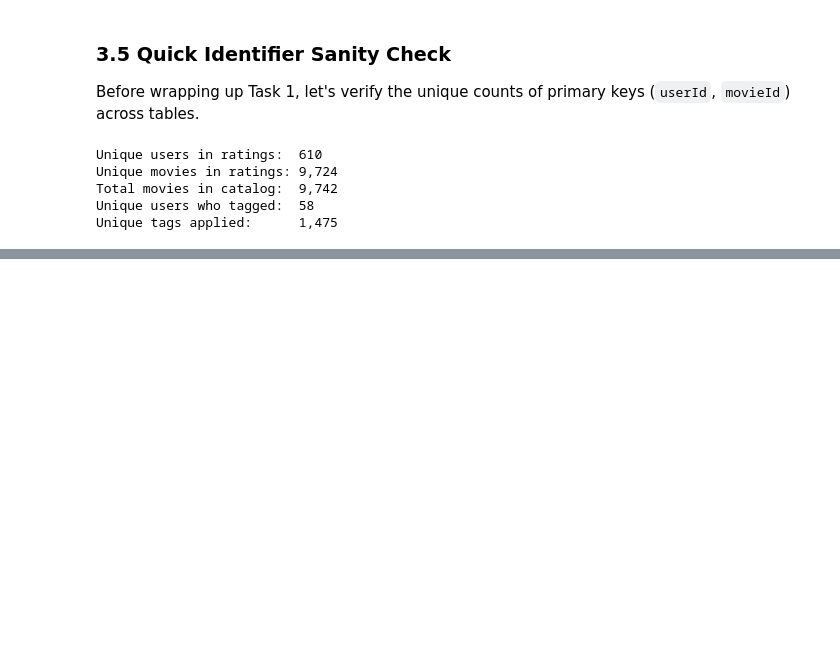
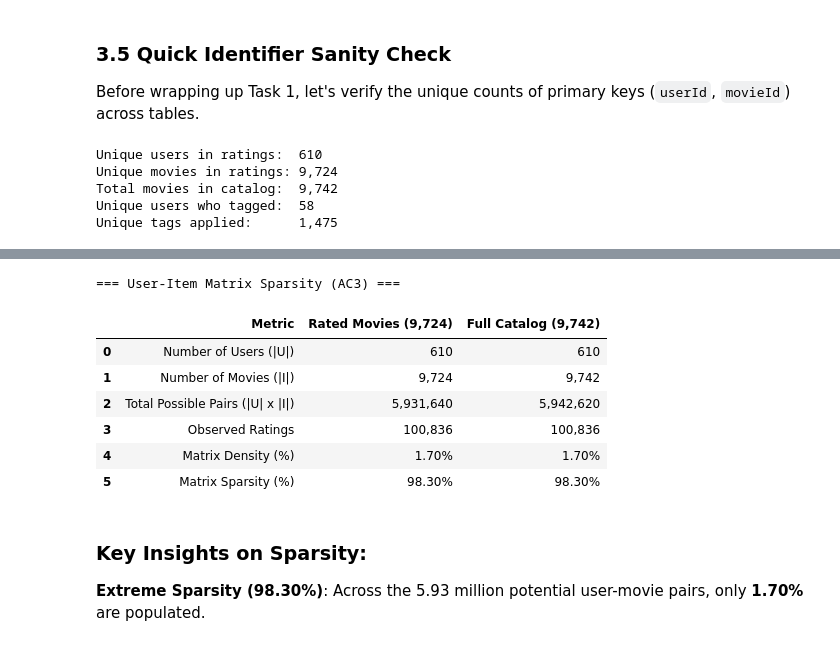
Before and after one commit to 2026-ADS-B1/team-B1-recsys, a Jupyter notebook: notebooks/eda_ratings.ipynb, the cells around one changed output, grey strips where cells are left out. Cells and saved outputs as stored; diff of their text form; code cells hidden in the pictures; blank space fills up the shorter version.

```diff
--- a/notebooks/eda_ratings.ipynb
+++ b/notebooks/eda_ratings.ipynb
@@ -181,0 +434,55 @@ Unique tags applied:      1,475
+# %%
+n_users = ratings['userId'].nunique()
+n_movies_rated = ratings['movieId'].nunique()
+n_movies_catalog = movies['movieId'].nunique()
+n_ratings = len(ratings)
+
+total_possible_rated = n_users * n_movies_rated
+sparsity_rated = 1.0 - (n_ratings / total_possible_rated)
+density_rated = (n_ratings / total_possible_rated) * 100
+
+total_possible_catalog = n_users * n_movies_catalog
+sparsity_catalog = 1.0 - (n_ratings / total_possible_catalog)
+density_catalog = (n_ratings / total_possible_catalog) * 100
+
+df_sparsity = pd.DataFrame({
+    'Metric': [
+        'Number of Users (|U|)',
+        'Number of Movies (|I|)',
+        'Total Possible Pairs (|U| x |I|)',
+        'Observed Ratings',
+        'Matrix Density (%)',
+        'Matrix Sparsity (%)'
+    ],
+    'Rated Movies (9,724)': [
+        f"{n_users:,}",
+        f"{n_movies_rated:,}",
+        f"{total_possible_rated:,}",
+        f"{n_ratings:,}",
+        f"{density_rated:.2f}%",
+        f"{sparsity_rated * 100:.2f}%"
+    ],
+    'Full Catalog (9,742)': [
+        f"{n_users:,}",
+        f"{n_movies_catalog:,}",
+        f"{total_possible_catalog:,}",
+        f"{n_ratings:,}",
+        f"{density_catalog:.2f}%",
+        f"{sparsity_catalog * 100:.2f}%"
+    ]
+})
+
+print('=== User-Item Matrix Sparsity (AC3) ===')
+display(df_sparsity)
+# %% [output]
+=== User-Item Matrix Sparsity (AC3) ===
+|  | Metric | Rated Movies (9,724) | Full Catalog (9,742) |
+| 0 | Number of Users (|U|) | 610 | 610 |
+| 1 | Number of Movies (|I|) | 9,724 | 9,742 |
+| 2 | Total Possible Pairs (|U| x |I|) | 5,931,640 | 5,942,620 |
+| 3 | Observed Ratings | 100,836 | 100,836 |
+| 4 | Matrix Density (%) | 1.70% | 1.70% |
+| 5 | Matrix Sparsity (%) | 98.30% | 98.30% |
+# %% [markdown]
+### Key Insights on Sparsity:
+**Extreme Sparsity (98.30%)**: Across the 5.93 million potential user-movie pairs, only **1.70%** are populated.
```
Also changed, not shown: parts of 13 cells of this notebook.
